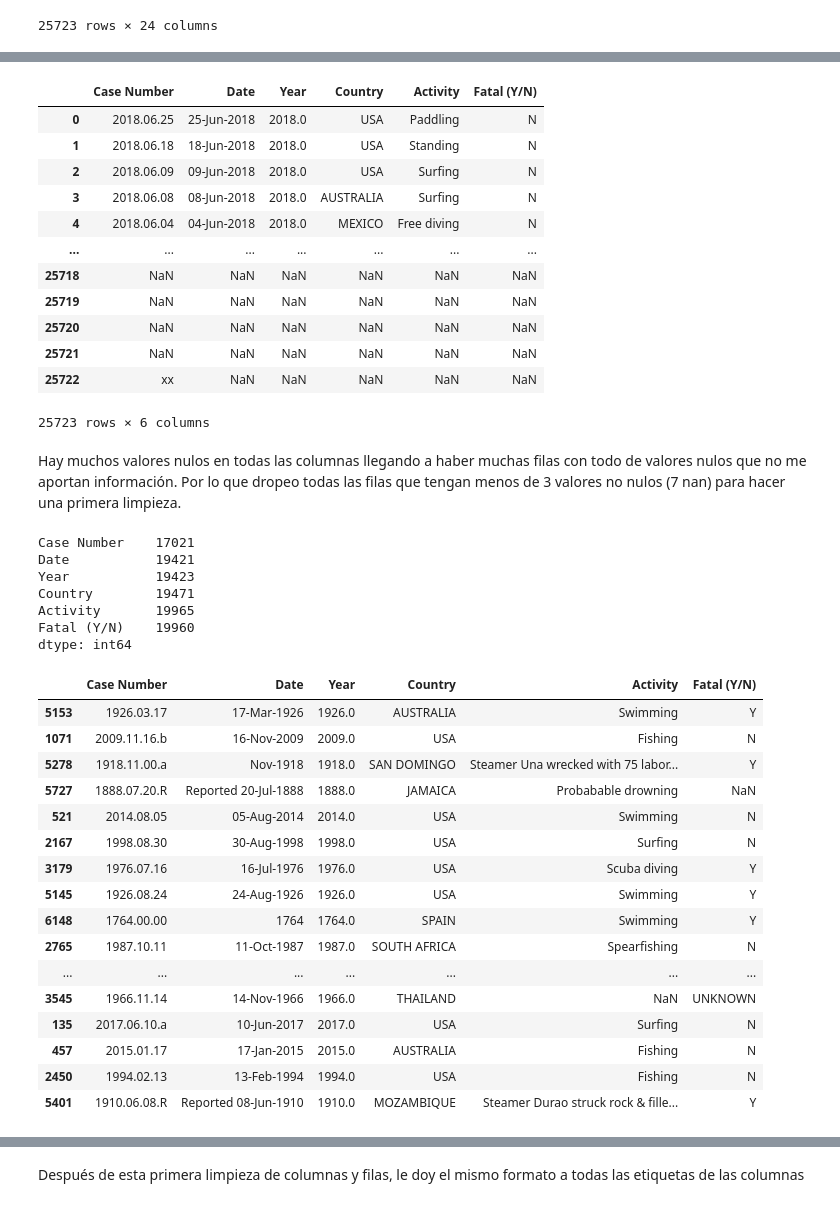
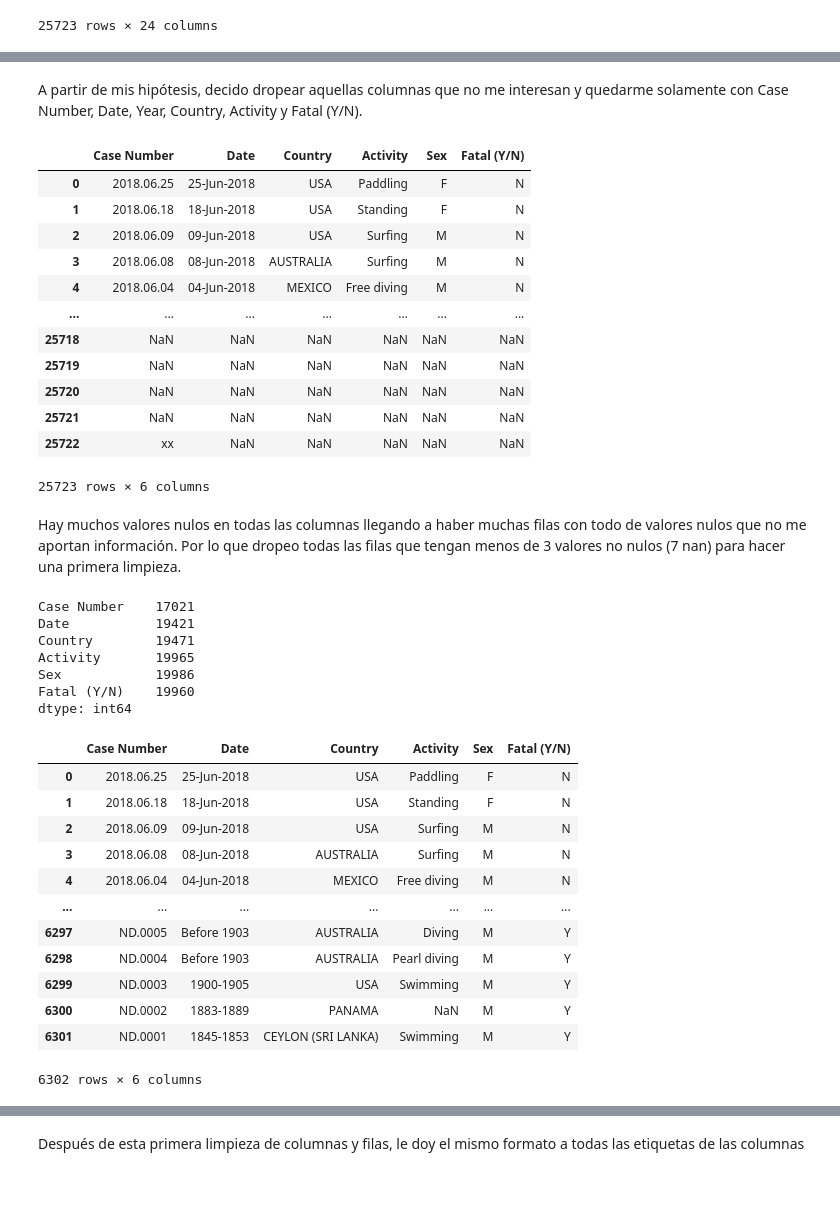
Before and after one commit to georginamanyanic/Project-1, a Jupyter notebook: clean.ipynb, the cells around one changed output, grey strips where cells are left out. Cells and saved outputs as stored; diff of their text form; code cells hidden in the pictures.

```diff
--- a/clean.ipynb
+++ b/clean.ipynb
@@ -60,14 +47,16 @@ Explorar con más atención injury e species por si quiero hacer alguna hipotesi
+# %% [markdown]
+A partir de mis hipótesis, decido dropear aquellas columnas que no me interesan y quedarme solamente con Case Number, Date, Year, Country, Activity y Fatal (Y/N).
 # %%
-df.drop(columns = ['Unnamed: 22', 'Unnamed: 23', 'Case Number.1', 'Case Number.2','href', 'href formula', 'pdf', 'Investigator or Source', 'Name', 'Age', 'Type', 'original order', 'Time','Area', 'Injury','Location','Sex ','Species '],inplace = True)
+df.drop(columns = ['Unnamed: 22', 'Unnamed: 23', 'Case Number.1', 'Case Number.2','href', 'href formula', 'pdf', 'Investigator or Source', 'Name', 'Age', 'Type', 'original order', 'Time','Area', 'Injury','Location','Species ','Year'],inplace = True)
 # %%
 df
 # %% [output]
-|  | Case Number | Date | Year | Country | Activity | Fatal (Y/N) |
-| 0 | 2018.06.25 | 25-Jun-2018 | 2018.0 | USA | Paddling | N |
-| 1 | 2018.06.18 | 18-Jun-2018 | 2018.0 | USA | Standing | N |
-| 2 | 2018.06.09 | 09-Jun-2018 | 2018.0 | USA | Surfing | N |
-| 3 | 2018.06.08 | 08-Jun-2018 | 2018.0 | AUSTRALIA | Surfing | N |
-| 4 | 2018.06.04 | 04-Jun-2018 | 2018.0 | MEXICO | Free diving | N |
+|  | Case Number | Date | Country | Activity | Sex | Fatal (Y/N) |
+| 0 | 2018.06.25 | 25-Jun-2018 | USA | Paddling | F | N |
+| 1 | 2018.06.18 | 18-Jun-2018 | USA | Standing | F | N |
+| 2 | 2018.06.09 | 09-Jun-2018 | USA | Surfing | M | N |
+| 3 | 2018.06.08 | 08-Jun-2018 | AUSTRALIA | Surfing | M | N |
+| 4 | 2018.06.04 | 04-Jun-2018 | MEXICO | Free diving | M | N |
 | ... | ... | ... | ... | ... | ... | ... |
 | 25718 | NaN | NaN | NaN | NaN | NaN | NaN |
 | 25719 | NaN | NaN | NaN | NaN | NaN | NaN |
@@ -82,32 +71,28 @@ df.isna ().sum()
 # %% [output]
 Case Number    17021
 Date           19421
-Year           19423
 Country        19471
 Activity       19965
+Sex            19986
 Fatal (Y/N)    19960
 dtype: int64
 # %%
 df.dropna (thresh = 3, inplace = True)
-df.sample(20)
+df
 # %% [output]
-|  | Case Number | Date | Year | Country | Activity | Fatal (Y/N) |
-| 5153 | 1926.03.17 | 17-Mar-1926 | 1926.0 | AUSTRALIA | Swimming | Y |
-| 1071 | 2009.11.16.b | 16-Nov-2009 | 2009.0 | USA | Fishing | N |
-| 5278 | 1918.11.00.a | Nov-1918 | 1918.0 | SAN DOMINGO | Steamer Una wrecked with 75 labor... | Y |
-| 5727 | 1888.07.20.R | Reported 20-Jul-1888 | 1888.0 | JAMAICA | Probabable drowning | NaN |
-| 521 | 2014.08.05 | 05-Aug-2014 | 2014.0 | USA | Swimming | N |
-| 2167 | 1998.08.30 | 30-Aug-1998 | 1998.0 | USA | Surfing | N |
-| 3179 | 1976.07.16 | 16-Jul-1976 | 1976.0 | USA | Scuba diving | Y |
-| 5145 | 1926.08.24 | 24-Aug-1926 | 1926.0 | USA | Swimming | Y |
-| 6148 | 1764.00.00 | 1764 | 1764.0 | SPAIN | Swimming | Y |
-| 2765 | 1987.10.11 | 11-Oct-1987 | 1987.0 | SOUTH AFRICA | Spearfishing | N |
+|  | Case Number | Date | Country | Activity | Sex | Fatal (Y/N) |
+| 0 | 2018.06.25 | 25-Jun-2018 | USA | Paddling | F | N |
+| 1 | 2018.06.18 | 18-Jun-2018 | USA | Standing | F | N |
+| 2 | 2018.06.09 | 09-Jun-2018 | USA | Surfing | M | N |
+| 3 | 2018.06.08 | 08-Jun-2018 | AUSTRALIA | Surfing | M | N |
+| 4 | 2018.06.04 | 04-Jun-2018 | MEXICO | Free diving | M | N |
 | ... | ... | ... | ... | ... | ... | ... |
-| 3545 | 1966.11.14 | 14-Nov-1966 | 1966.0 | THAILAND | NaN | UNKNOWN |
-| 135 | 2017.06.10.a | 10-Jun-2017 | 2017.0 | USA | Surfing | N |
-| 457 | 2015.01.17 | 17-Jan-2015 | 2015.0 | AUSTRALIA | Fishing | N |
-| 2450 | 1994.02.13 | 13-Feb-1994 | 1994.0 | USA | Fishing | N |
-| 5401 | 1910.06.08.R | Reported 08-Jun-1910 | 1910.0 | MOZAMBIQUE | Steamer Durao struck rock & fille... | Y |
+| 6297 | ND.0005 | Before 1903 | AUSTRALIA | Diving | M | Y |
+| 6298 | ND.0004 | Before 1903 | AUSTRALIA | Pearl diving | M | Y |
+| 6299 | ND.0003 | 1900-1905 | USA | Swimming | M | Y |
+| 6300 | ND.0002 | 1883-1889 | PANAMA | NaN | M | Y |
+| 6301 | ND.0001 | 1845-1853 | CEYLON (SRI LANKA) | Swimming | M | Y |
+6302 rows × 6 columns
 # %%
 df.isna().sum()
 # %% [output]
```
Also changed, not shown: parts of 87 cells of this notebook.
